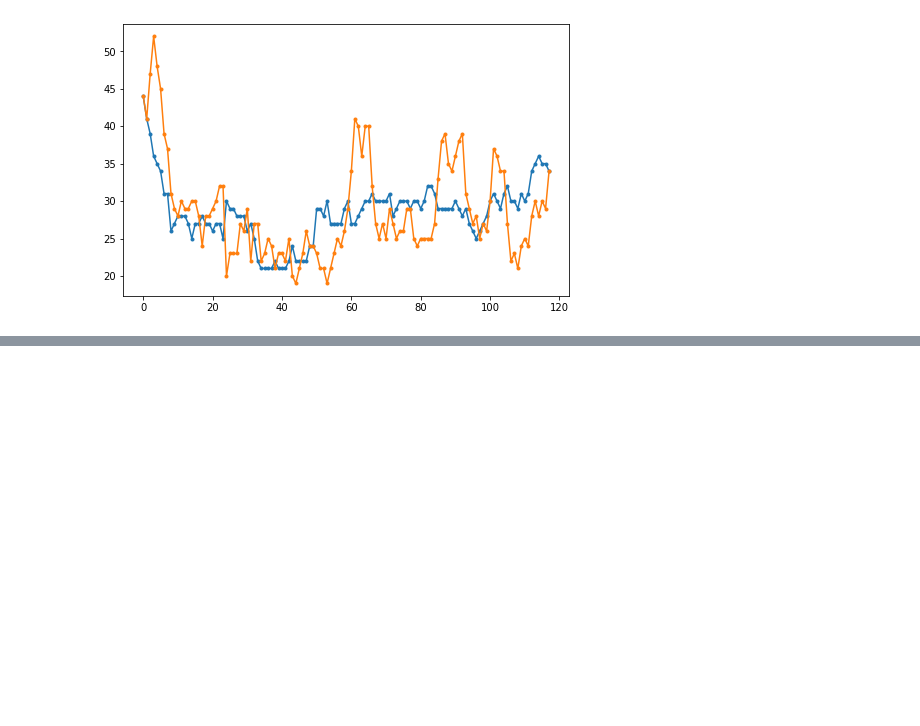
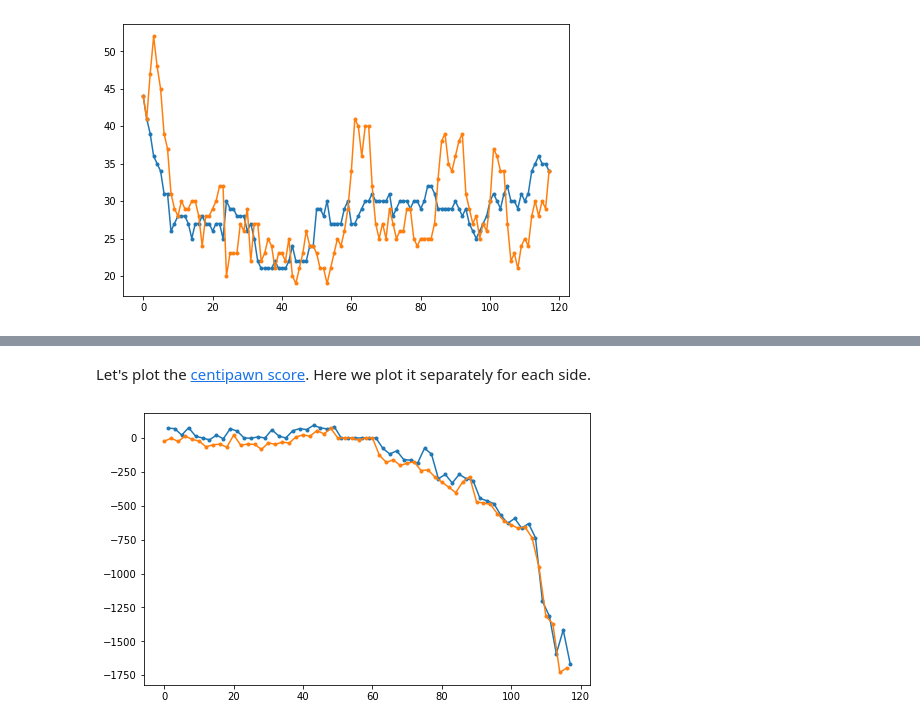
Before and after one commit to mikhas/cheviz, a Jupyter notebook: 04_processor.ipynb, the cells around one changed output, grey strips where cells are left out. Cells and saved outputs as stored; diff of their text form; code cells hidden in the pictures; blank space fills up the shorter version.

```diff
--- a/04_processor.ipynb
+++ b/04_processor.ipynb
@@ -166,0 +170,7 @@ data['ZerosWithEcho'].rolling(4).mean().plot();
+# %% [markdown]
+Let's plot the [centipawn score](https://chess.fandom.com/wiki/Centipawn). Here we plot it separately for each side.
+# %%
+data[data['SideToMove'] == 'White']['Score'].plot(style='.-', figsize=(8, 5))
+data[data['SideToMove'] == 'Black']['Score'].plot(style='.-');
+# %% [output]
+[figure, added]
```
Also changed, not shown: parts of 13 cells of this notebook, 4 other files.
